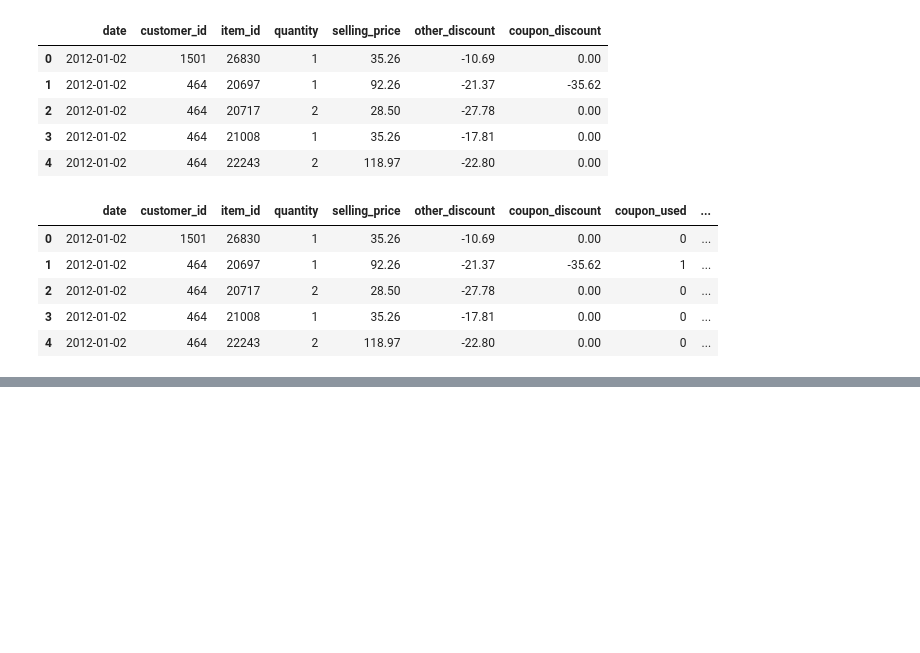
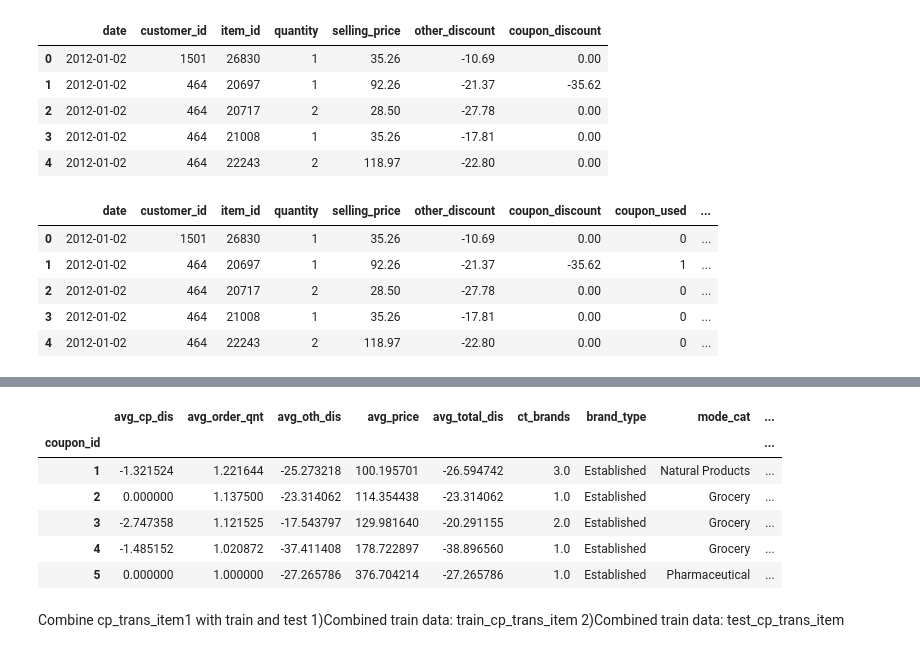
Before and after one commit to nkukadiya89/coupon-redemption-ML, a Jupyter notebook: data_analysis.ipynb, the cells around one changed output, grey strips where cells are left out. Cells and saved outputs as stored; diff of their text form; code cells hidden in the pictures; blank space fills up the shorter version.

```diff
--- a/data_analysis.ipynb
+++ b/data_analysis.ipynb
@@ -884,0 +943,3 @@ memory usage: 4.5 MB
+# %%
+cp_trans_item = pd.merge(coupon, trans_item, on= 'item_id', how = 'left')
+##Mearge tran_table with coupon as cp_trans_items
@@ -884,0 +980,49 @@ memory usage: 4.5 MB
+# %%
+cp_trans_item1 = pd.pivot_table(cp_trans_item, index ='coupon_id',
+                                values=['item_id', 'coupon_id', 'brand', 'brand_type', 'category', 'ct_ord',
+                                        'avg_cp_dis', 'sum_cp_used', 'cust_no', 'avg_oth_dis', 'avg_order_qnt',
+                                       'avg_price', 'sum_cp_dis', 'sum_oth_dis', 'sum_order_qnt',
+                                       'sum_total_dis', 'avg_total_dis'],
+                               aggfunc={
+                                   'item_id': lambda x: len(set(x)),
+                                   'brand': lambda x: len(set(x)),
+                                   'brand_type': lambda x: x.unique()[0] if (len(x.unique())==1) else 'Both',
+                                   'category':lambda x: x.mode()[0],
+                                   'ct_ord': np.sum,
+                                   'avg_cp_dis':np.mean,
+                                   'sum_cp_used':np.sum,
+                                   'cust_no':np.sum,
+                                   'avg_oth_dis':np.mean,
+                                   'avg_order_qnt':np.mean,
+                                   'ct_ord':np.sum,
+                                   'avg_price':np.mean,
+                                   'sum_cp_dis':np.sum,
+                                   'sum_oth_dis':np.sum,
+                                   'sum_order_qnt':np.sum,
+                                   'sum_total_dis':np.sum,
+                                   'avg_total_dis':np.mean
+                               }
+                              )
+
+new_cols= {
+                   'item_id': 'ct_items',#item count
+                   'brand': 'ct_brands',
+                   'category':'mode_cat'
+
+                                  }
+cp_trans_item1.rename(columns = new_cols, inplace = True)
+# %%
+cp_trans_item1['ct_cat']= pd.pivot_table(cp_trans_item,
+                                         index='coupon_id',
+                                         values ='category',
+                                         aggfunc =lambda x: len(set(x)))
+# %%
+cp_trans_item1.head()
+# %% [output]
+|  | avg_cp_dis | avg_order_qnt | avg_oth_dis | avg_price | avg_total_dis | ct_brands | brand_type | mode_cat | ... |
+| coupon_id |  |  |  |  |  |  |  |  | ... |
+| 1 | -1.321524 | 1.221644 | -25.273218 | 100.195701 | -26.594742 | 3.0 | Established | Natural Products | ... |
+| 2 | 0.000000 | 1.137500 | -23.314062 | 114.354438 | -23.314062 | 1.0 | Established | Grocery | ... |
+| 3 | -2.747358 | 1.121525 | -17.543797 | 129.981640 | -20.291155 | 2.0 | Established | Grocery | ... |
+| 4 | -1.485152 | 1.020872 | -37.411408 | 178.722897 | -38.896560 | 1.0 | Established | Grocery | ... |
+| 5 | 0.000000 | 1.000000 | -27.265786 | 376.704214 | -27.265786 | 1.0 | Established | Pharmaceutical | ... |
@@ -884,0 +1032,4 @@ memory usage: 4.5 MB
+# %% [markdown]
+Combine cp_trans_item1 with train and test
+1)Combined train data: train_cp_trans_item
+2)Combined train data: test_cp_trans_item
```
Also changed, not shown: parts of 74 cells of this notebook.
